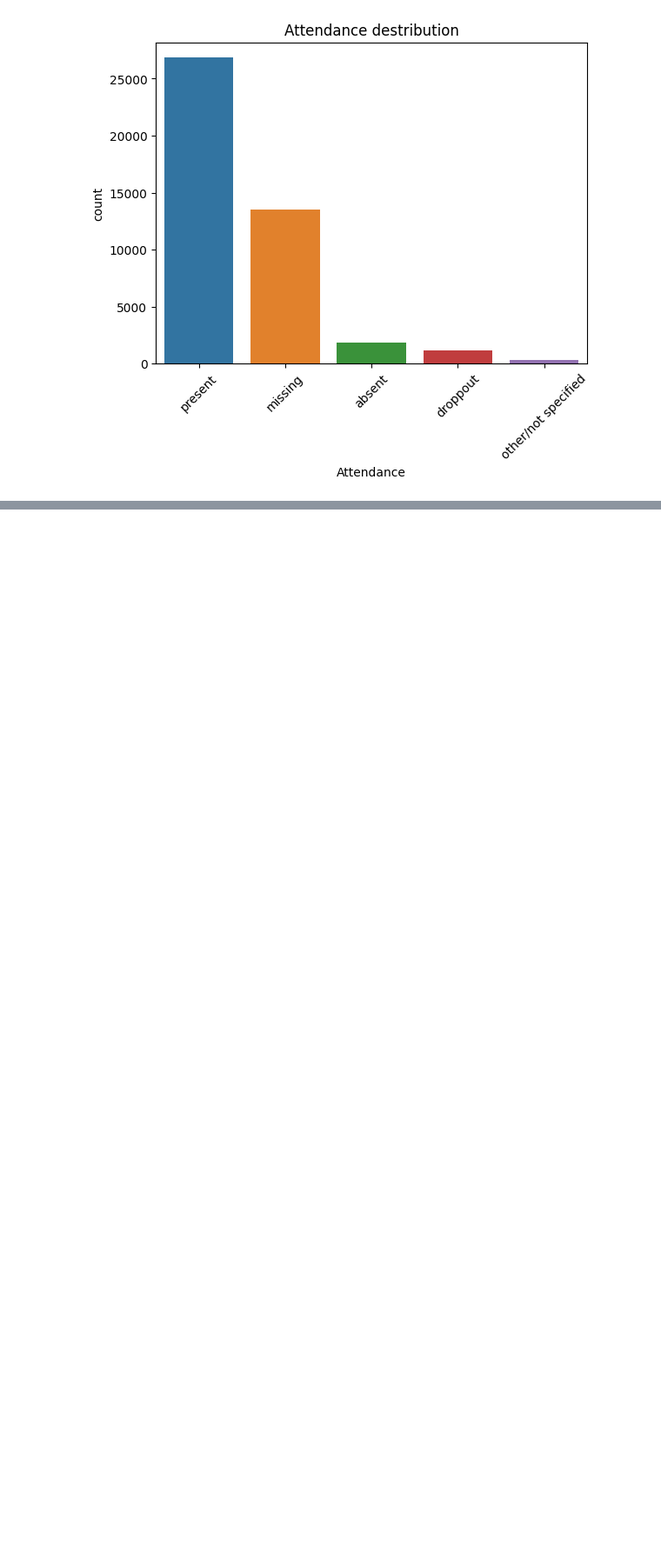
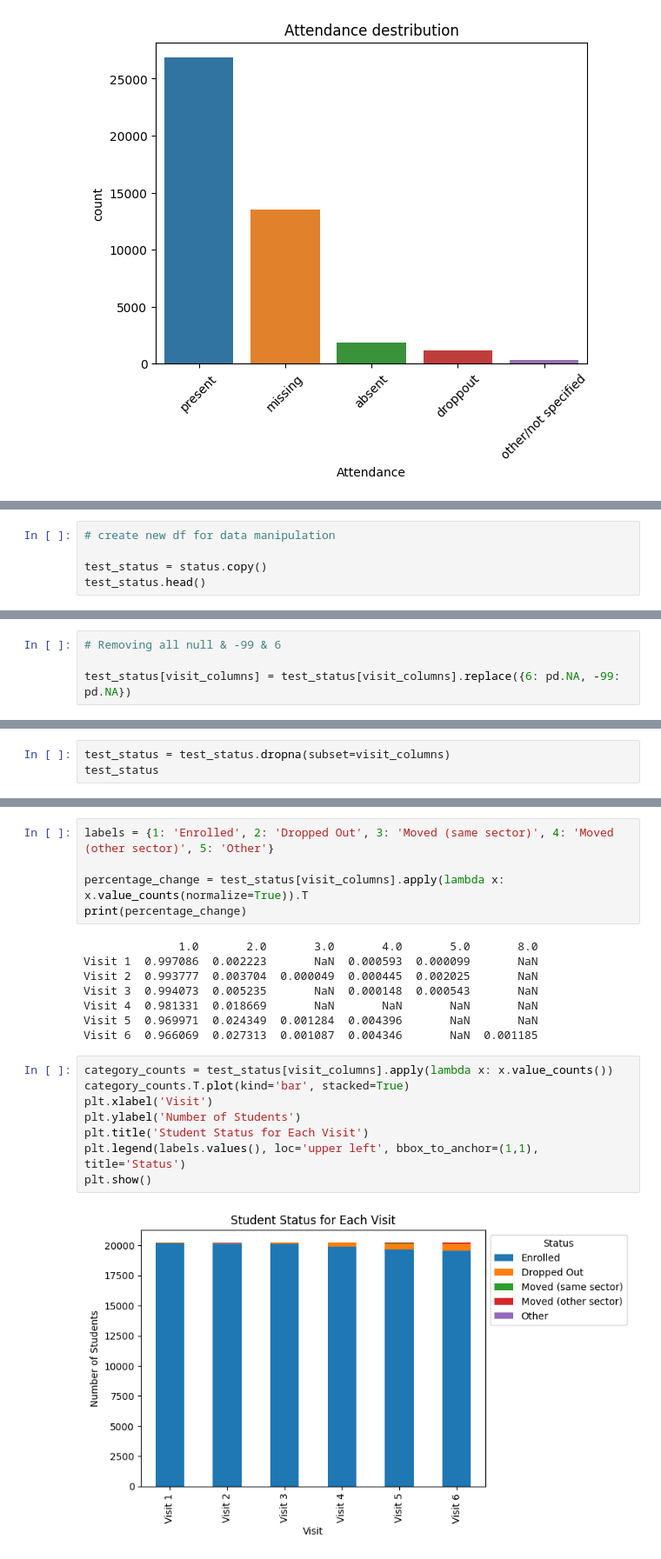
Before and after one commit to neylabelmaachi/schoolpred, a Jupyter notebook: notebooks/andriigegliuk_features_selection_visits.ipynb, the cells around one changed output, grey strips where cells are left out. Shown: that part at 87% size. Cells and saved outputs as stored; diff of their text form; blank space fills up the shorter version.

```diff
--- a/notebooks/andriigegliuk_features_selection_visits.ipynb
+++ b/notebooks/andriigegliuk_features_selection_visits.ipynb
@@ -203,0 +276,5 @@ plt.show()
+# %%
+# create new df for data manipulation
+
+test_status = status.copy()
+test_status.head()
@@ -203,0 +292,4 @@ plt.show()
+# %%
+# Removing all null & -99 & 6
+
+test_status[visit_columns] = test_status[visit_columns].replace({6: pd.NA, -99: pd.NA})
@@ -203,0 +326,3 @@ plt.show()
+# %%
+test_status = test_status.dropna(subset=visit_columns)
+test_status
@@ -203,0 +357,23 @@ plt.show()
+# %%
+labels = {1: 'Enrolled', 2: 'Dropped Out', 3: 'Moved (same sector)', 4: 'Moved (other sector)', 5: 'Other'}
+
+percentage_change = test_status[visit_columns].apply(lambda x: x.value_counts(normalize=True)).T
+print(percentage_change)
+# %% [output]
+              1.0       2.0       3.0       4.0       5.0       8.0
+Visit 1  0.997086  0.002223       NaN  0.000593  0.000099       NaN
+Visit 2  0.993777  0.003704  0.000049  0.000445  0.002025       NaN
+Visit 3  0.994073  0.005235       NaN  0.000148  0.000543       NaN
+Visit 4  0.981331  0.018669       NaN       NaN       NaN       NaN
+Visit 5  0.969971  0.024349  0.001284  0.004396       NaN       NaN
+Visit 6  0.966069  0.027313  0.001087  0.004346       NaN  0.001185
+# %%
+category_counts = test_status[visit_columns].apply(lambda x: x.value_counts())
+category_counts.T.plot(kind='bar', stacked=True)
+plt.xlabel('Visit')
+plt.ylabel('Number of Students')
+plt.title('Student Status for Each Visit')
+plt.legend(labels.values(), loc='upper left', bbox_to_anchor=(1,1), title='Status')
+plt.show()
+# %% [output]
+[figure, added]
```
Also changed, not shown: parts of 20 cells of this notebook.
